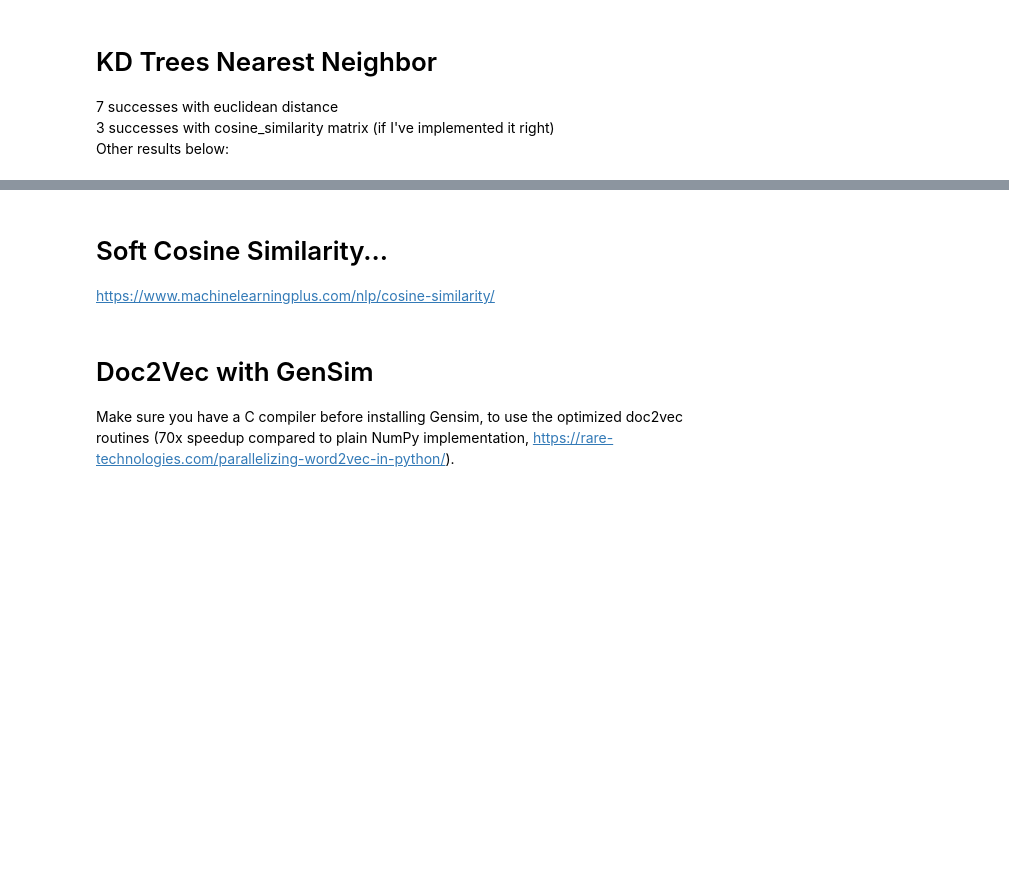
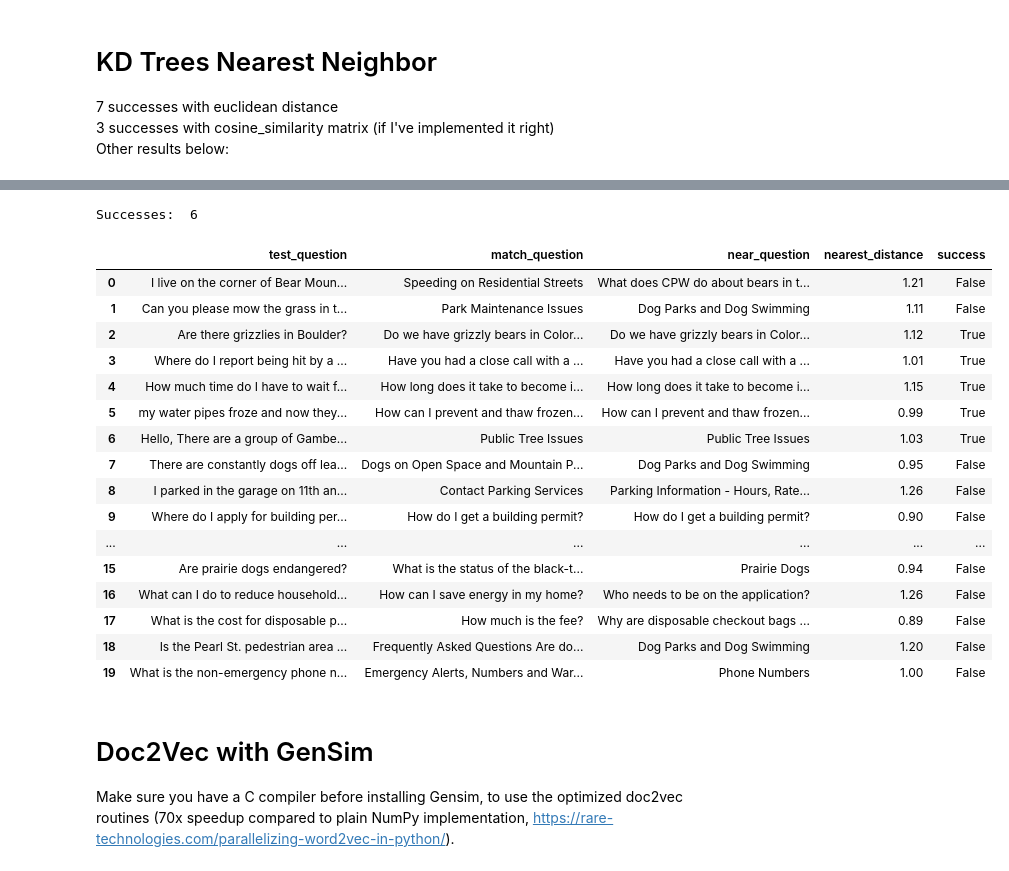
Before and after one commit to willtscott/inquire-boulder-chatbot, a Jupyter notebook: notebooks/faq-chatbot-sandbox.ipynb, the cells around one changed output, grey strips where cells are left out. Drawn from its saved outputs; the diff is of its cells as text; code cells hidden in the pictures; blank space fills up the shorter version.

```diff
--- a/notebooks/faq-chatbot-sandbox.ipynb
+++ b/notebooks/faq-chatbot-sandbox.ipynb
@@ -153,0 +155,11 @@ Successes:  7
+# %%
+from sklearn.pipeline import Pipeline
+from sklearn.metrics import classification_report
+
+pipeline = Pipeline([
+    ('bow', CountVectorizer(analyzer=processing.text_process)),  # strings to token integer counts
+    ('tfidf', TfidfTransformer()),  # integer counts to weighted TF-IDF scores
+    ('classifier', MultinomialNB()),  # train on TF-IDF vectors w/ Naive Bayes classifier
+])
+# %%
+pipeline.fit(corpus,faq['question'])
@@ -153,0 +172,6 @@ Successes:  7
+# %%
+predictions = pipeline.predict(test.test_question)
+# %%
+results['multinomial_nb'] = [True if x == test.match_question[i] else False for i, x in enumerate(predictions)]
+print('Successes: ', sum(results.multinomial_nb))
+print(classification_report(predictions, test.match_question))
@@ -219,6 +242,26 @@ print('Successes: ', sum(test.apply(kd_respond, axis=1).success))
-# %% [markdown]
-# Soft Cosine Similarity...
-https://www.machinelearningplus.com/nlp/cosine-similarity/
+# %%
+results['kd_tree'] = test.apply(kd_respond, axis=1).success
+print('Successes: ', sum(results.kd_tree))
+test.apply(kd_respond, axis=1)
+# %% [output]
+Successes:  6
+|  | test_question | match_question | near_question | nearest_distance | success |
+| 0 | I live on the corner of Bear Moun... | Speeding on Residential Streets | What does CPW do about bears in t... | 1.21 | False |
+| 1 | Can you please mow the grass in t... | Park Maintenance Issues | Dog Parks and Dog Swimming | 1.11 | False |
+| 2 | Are there grizzlies in Boulder? | Do we have grizzly bears in Color... | Do we have grizzly bears in Color... | 1.12 | True |
+| 3 | Where do I report being hit by a ... | Have you had a close call with a ... | Have you had a close call with a ... | 1.01 | True |
+| 4 | How much time do I have to wait f... | How long does it take to become i... | How long does it take to become i... | 1.15 | True |
+| 5 | my water pipes froze and now they... | How can I prevent and thaw frozen... | How can I prevent and thaw frozen... | 0.99 | True |
+| 6 | Hello, There are a group of Gambe... | Public Tree Issues | Public Tree Issues | 1.03 | True |
+| 7 | There are constantly dogs off lea... | Dogs on Open Space and Mountain P... | Dog Parks and Dog Swimming | 0.95 | False |
+| 8 | I parked in the garage on 11th an... | Contact Parking Services | Parking Information - Hours, Rate... | 1.26 | False |
+| 9 | Where do I apply for building per... | How do I get a building permit? | How do I get a building permit? | 0.90 | False |
+| ... | ... | ... | ... | ... | ... |
+| 15 | Are prairie dogs endangered? | What is the status of the black-t... | Prairie Dogs | 0.94 | False |
+| 16 | What can I do to reduce household... | How can I save energy in my home? | Who needs to be on the application? | 1.26 | False |
+| 17 | What is the cost for disposable p... | How much is the fee? | Why are disposable checkout bags ... | 0.89 | False |
+| 18 | Is the Pearl St. pedestrian area ... | Frequently Asked Questions Are do... | Dog Parks and Dog Swimming | 1.20 | False |
+| 19 | What is the non-emergency phone n... | Emergency Alerts, Numbers and War... | Phone Numbers | 1.00 | False |
 # %% [markdown]
 # Doc2Vec with GenSim
 Make sure you have a C compiler before installing Gensim, to use the optimized doc2vec routines (70x speedup compared to plain NumPy implementation, https://rare-technologies.com/parallelizing-word2vec-in-python/).
```
Also changed, not shown: parts of 25 cells of this notebook, 7 other files.
